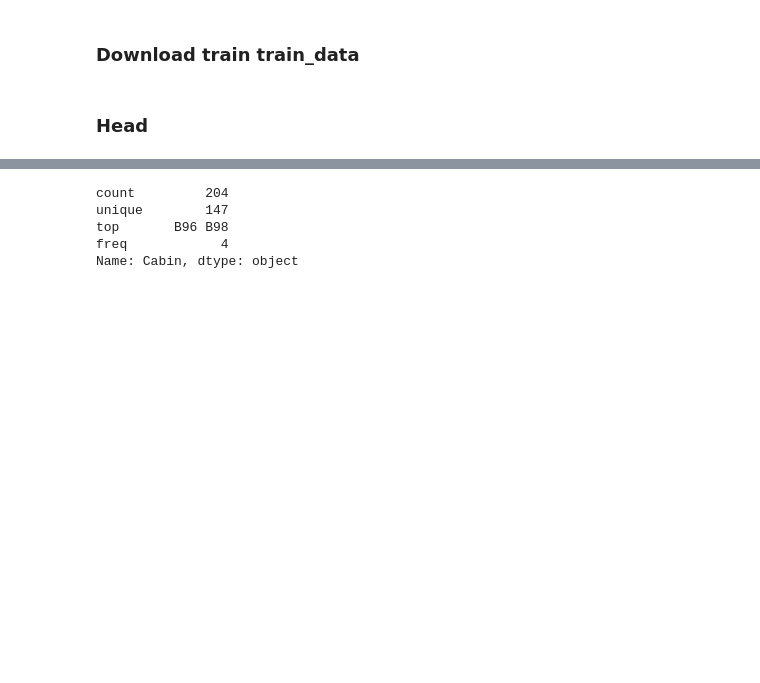
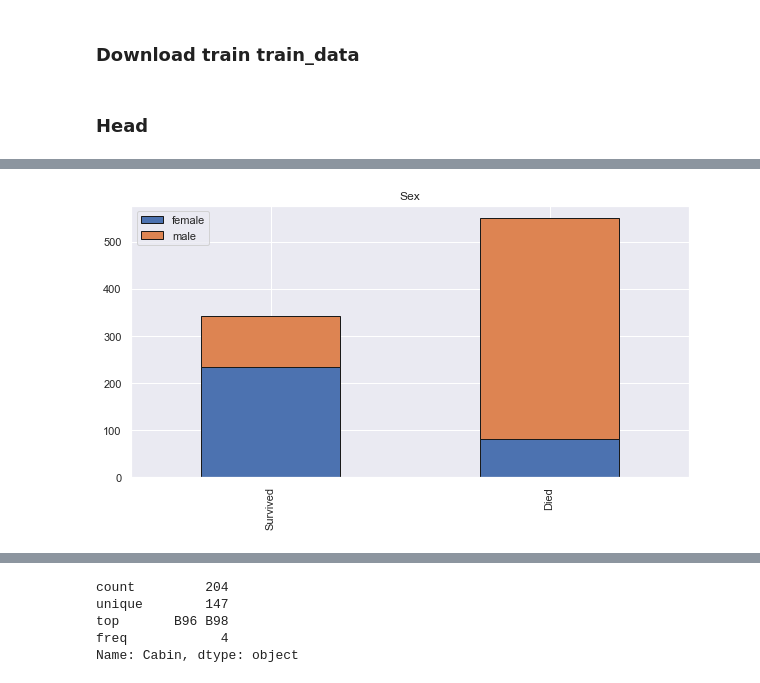
Before and after one commit to SaviDan245/ml-lessons, a Jupyter notebook: kaggle-titanic/main.ipynb, the cells around one changed output, grey strips where cells are left out. Drawn from its saved outputs; the diff is of its cells as text; code cells hidden in the pictures; blank space fills up the shorter version.

```diff
--- a/kaggle-titanic/main.ipynb
+++ b/kaggle-titanic/main.ipynb
@@ -57,0 +99,4 @@ train_data.pivot_table('PassengerId', 'Pclass', 'Survived', 'count').plot(kind='
+# %%
+bar_chart('Sex')
+# %% [output]
+[figure, added]
```
Also changed, not shown: parts of 33 cells of this notebook.
